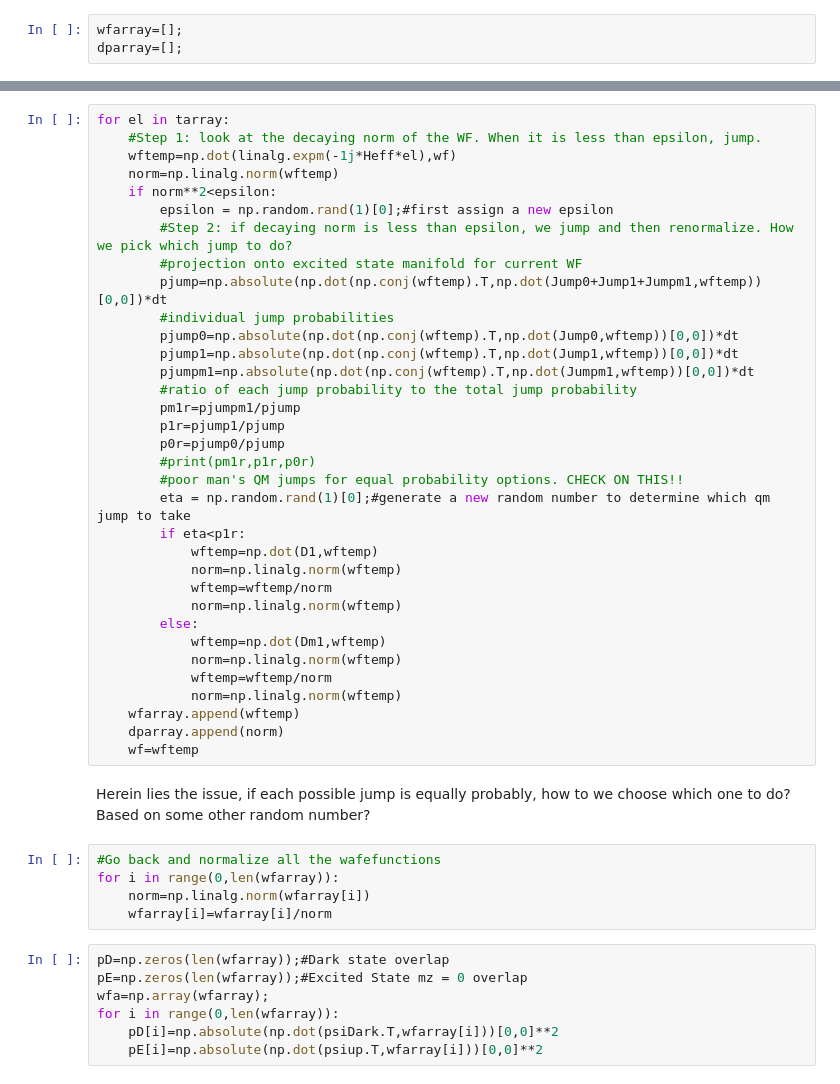
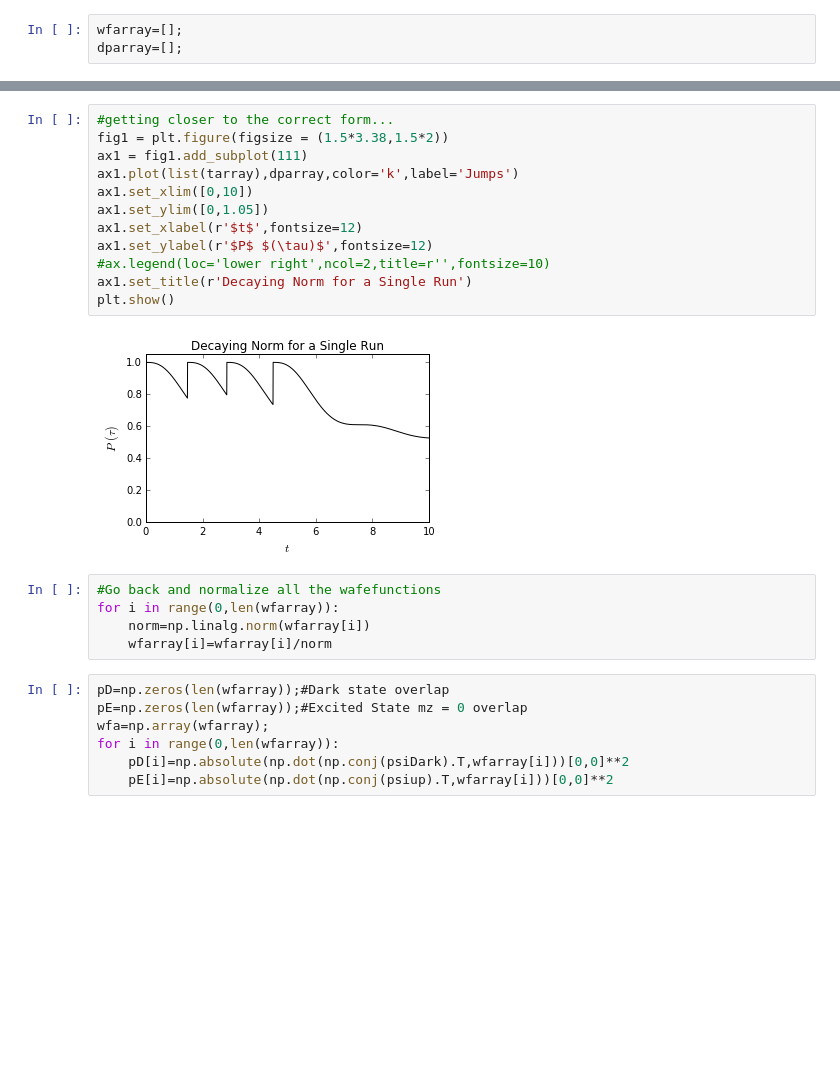
Before and after one commit to JoaquinMing/QMTrajectories, a Jupyter notebook: 2017_04_03-QMTrajectory-CPT-MultichannelDecay.ipynb, the cells around one changed output, grey strips where cells are left out. Drawn from its saved outputs; the diff is of its cells as text; blank space fills up the shorter version.

```diff
--- a/2017_04_03-QMTrajectory-CPT-MultichannelDecay.ipynb
+++ b/2017_04_03-QMTrajectory-CPT-MultichannelDecay.ipynb
@@ -141,39 +146,17 @@ for el in tarray:
-# %%
-for el in tarray:
-    #Step 1: look at the decaying norm of the WF. When it is less than epsilon, jump.
-    wftemp=np.dot(linalg.expm(-1j*Heff*el),wf)
-    norm=np.linalg.norm(wftemp)
-    if norm**2<epsilon:
-        epsilon = np.random.rand(1)[0];#first assign a new epsilon
-        #Step 2: if decaying norm is less than epsilon, we jump and then renormalize. How we pick which jump to do?
-        #projection onto excited state manifold for current WF
-        pjump=np.absolute(np.dot(np.conj(wftemp).T,np.dot(Jump0+Jump1+Jumpm1,wftemp))[0,0])*dt
-        #individual jump probabilities
-        pjump0=np.absolute(np.dot(np.conj(wftemp).T,np.dot(Jump0,wftemp))[0,0])*dt
-        pjump1=np.absolute(np.dot(np.conj(wftemp).T,np.dot(Jump1,wftemp))[0,0])*dt
-        pjumpm1=np.absolute(np.dot(np.conj(wftemp).T,np.dot(Jumpm1,wftemp))[0,0])*dt
-        #ratio of each jump probability to the total jump probability
-        pm1r=pjumpm1/pjump
-        p1r=pjump1/pjump
-        p0r=pjump0/pjump
-        #print(pm1r,p1r,p0r)
-        #poor man's QM jumps for equal probability options. CHECK ON THIS!!
-        eta = np.random.rand(1)[0];#generate a new random number to determine which qm jump to take
-        if eta<p1r:
-            wftemp=np.dot(D1,wftemp)
-            norm=np.linalg.norm(wftemp)
-            wftemp=wftemp/norm
-            norm=np.linalg.norm(wftemp)
-        else:
-            wftemp=np.dot(Dm1,wftemp)
-            norm=np.linalg.norm(wftemp)
-            wftemp=wftemp/norm
-            norm=np.linalg.norm(wftemp)
-    wfarray.append(wftemp)
-    dparray.append(norm)
-    wf=wftemp
-# %% [markdown]
-Herein lies the issue, if each possible jump is equally probably, how to we choose which one to do? Based on some other random number?
+# %%
+#getting closer to the correct form...
+fig1 = plt.figure(figsize = (1.5*3.38,1.5*2))
+ax1 = fig1.add_subplot(111)
+ax1.plot(list(tarray),dparray,color='k',label='Jumps')
+ax1.set_xlim([0,10])
+ax1.set_ylim([0,1.05])
+ax1.set_xlabel(r'$t$',fontsize=12)
+ax1.set_ylabel(r'$P$ $(\tau)$',fontsize=12)
+#ax.legend(loc='lower right',ncol=2,title=r'',fontsize=10)
+ax1.set_title(r'Decaying Norm for a Single Run')
+plt.show()
+# %% [output]
+[figure, added]
 # %%
 #Go back and normalize all the wafefunctions
 for i in range(0,len(wfarray)):
@@ -184,6 +167,6 @@ pD=np.zeros(len(wfarray));#Dark state overlap
 pE=np.zeros(len(wfarray));#Excited State mz = 0 overlap
 wfa=np.array(wfarray);
 for i in range(0,len(wfarray)):
-    pD[i]=np.absolute(np.dot(psiDark.T,wfarray[i]))[0,0]**2
-    pE[i]=np.absolute(np.dot(psiup.T,wfarray[i]))[0,0]**2
+    pD[i]=np.absolute(np.dot(np.conj(psiDark).T,wfarray[i]))[0,0]**2
+    pE[i]=np.absolute(np.dot(np.conj(psiup).T,wfarray[i]))[0,0]**2
 # %%
```
Also changed, not shown: parts of 21 cells of this notebook.
